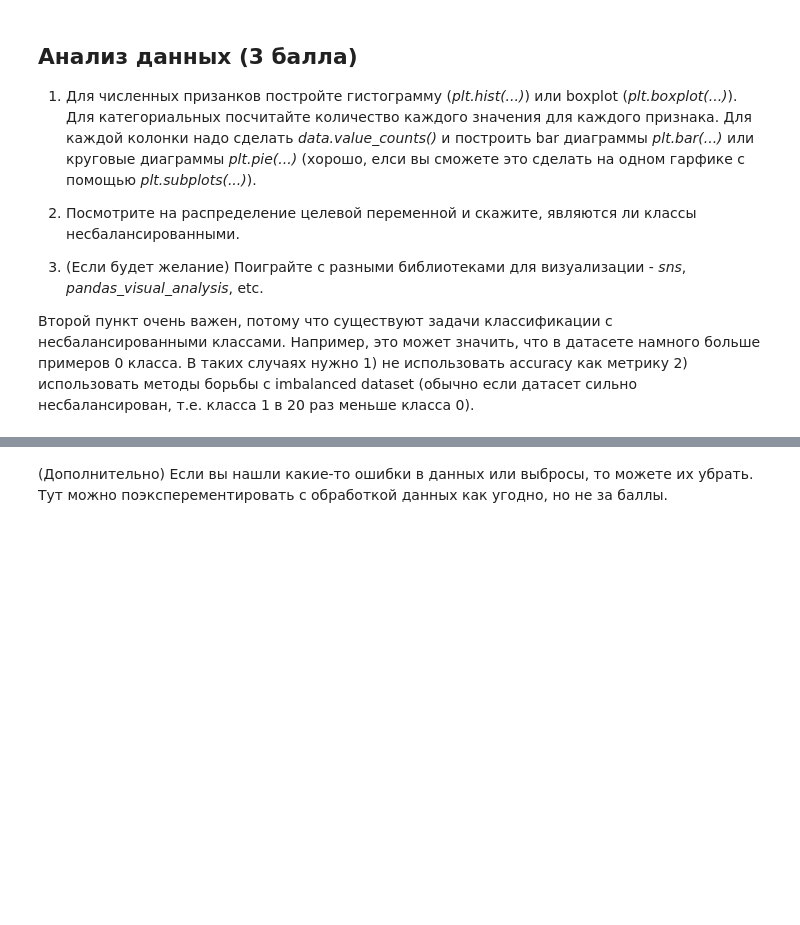
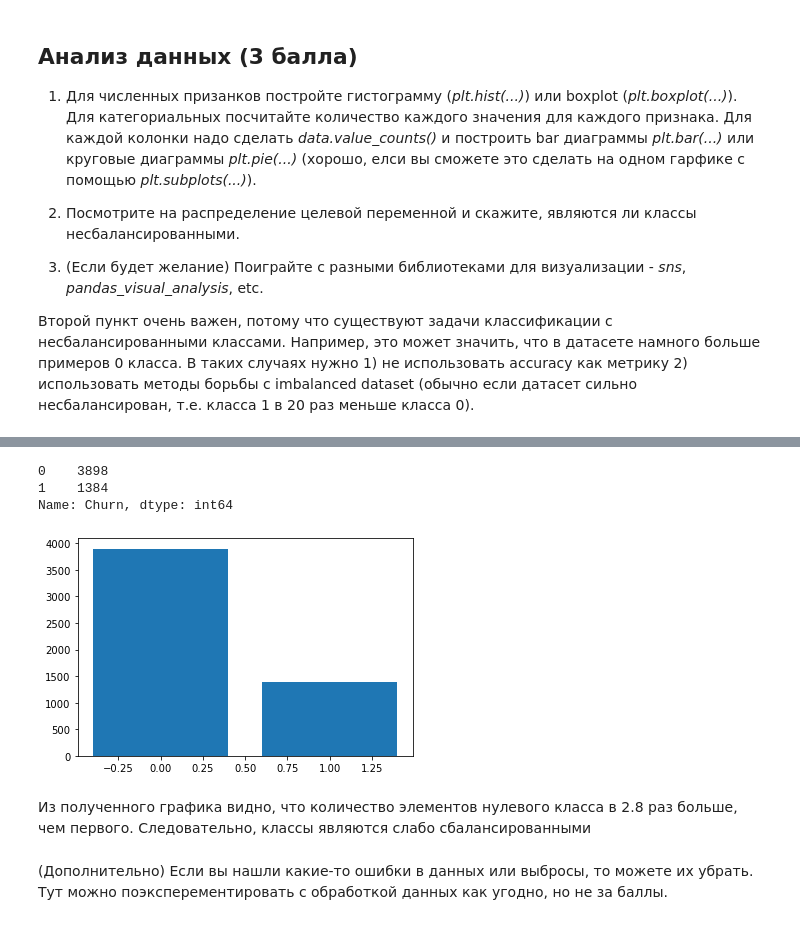
Before and after one commit to Felecort/DLS-Rush, a Jupyter notebook: Matherials/3_7_Algorithm_compositions_and_model_selection/homework/baseline.ipynb, the cells around one changed output, grey strips where cells are left out. Cells and saved outputs as stored; diff of their text form; code cells hidden in the pictures; blank space fills up the shorter version.

```diff
--- a/Matherials/3_7_Algorithm_compositions_and_model_selection/homework/baseline.ipynb
+++ b/Matherials/3_7_Algorithm_compositions_and_model_selection/homework/baseline.ipynb
@@ -164,3 +177,15 @@ for i in tmp:
+# %%
+target_data_graph = data[target_col].value_counts()
+print(target_data_graph)
+plt.bar(target_data_graph.keys(), target_data_graph.values)
+plt.show()
+# %% [output]
+0    3898
+1    1384
+Name: Churn, dtype: int64
+[figure, added]
+# %% [markdown]
+Из полученного графика видно, что количество элементов нулевого класса в 2.8 раз больше, чем первого. Следовательно, классы являются слабо сбалансированными
 # %% [markdown]
 (Дополнительно) Если вы нашли какие-то ошибки в данных или выбросы, то можете их убрать. Тут можно поэксперементировать с обработкой данных как угодно, но не за баллы.
 # %%
```
Also changed, not shown: parts of 8 cells of this notebook.
